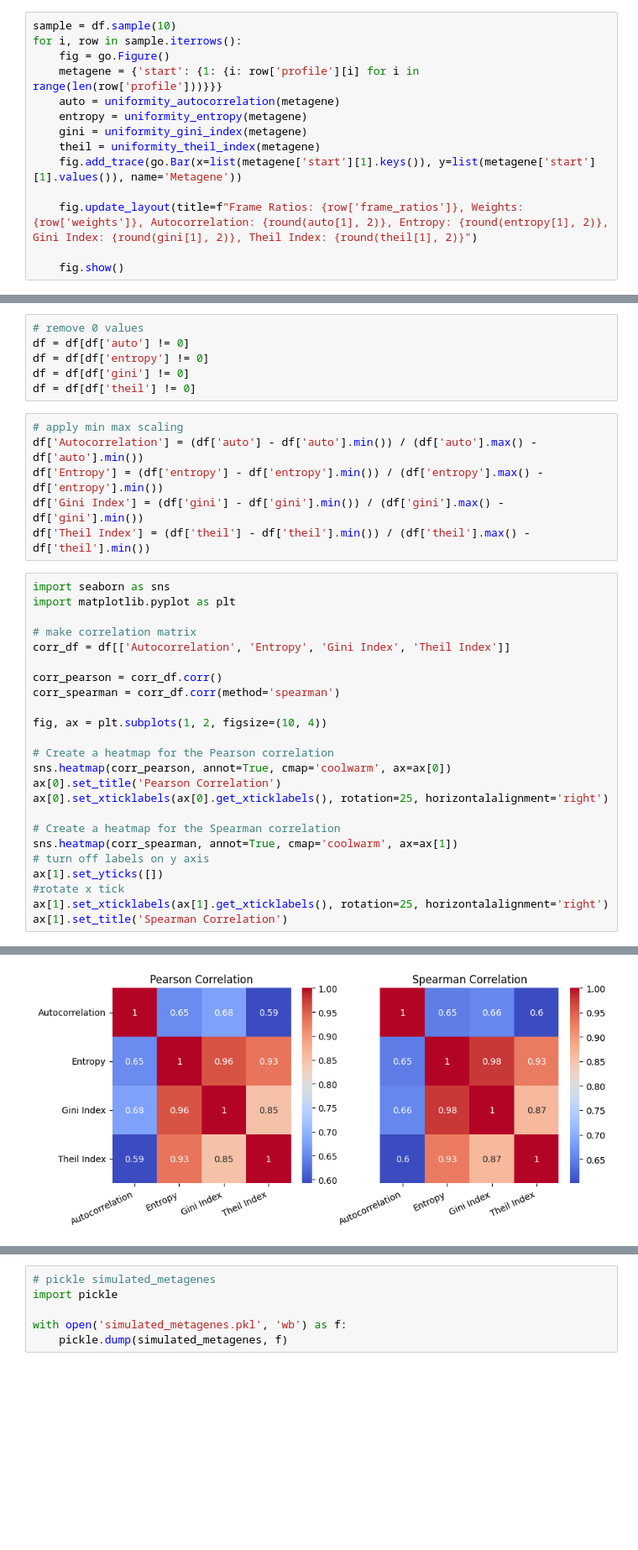
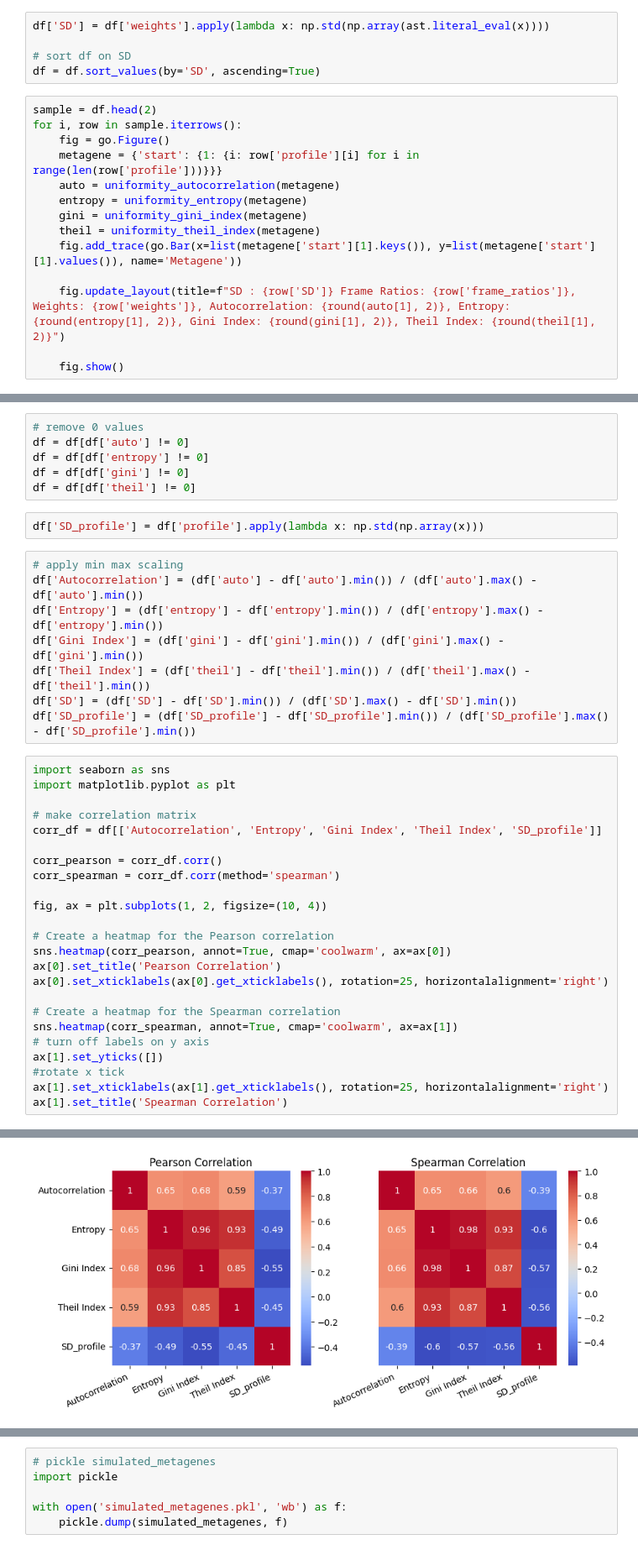
Before and after one commit to JackCurragh/Metric-Analysis, a Jupyter notebook: uniformity.ipynb, the cells around one changed output, grey strips where cells are left out. Shown: that part at 84% size. Saved outputs shown, nothing was run; the diff lists cells and outputs as text; blank space fills up the shorter version.

```diff
--- a/uniformity.ipynb
+++ b/uniformity.ipynb
@@ -176,5 +193,10 @@ df.head()
+# %%
+df['SD'] = df['weights'].apply(lambda x: np.std(np.array(ast.literal_eval(x))))
+
+# sort df on SD
+df = df.sort_values(by='SD', ascending=True)
 # %%
-sample = df.sample(10)
+sample = df.head(2)
 for i, row in sample.iterrows():
     fig = go.Figure()
     metagene = {'start': {1: {i: row['profile'][i] for i in range(len(row['profile']))}}}
@@ -184,7 +206,7 @@ for i, row in sample.iterrows():
     theil = uniformity_theil_index(metagene)
     fig.add_trace(go.Bar(x=list(metagene['start'][1].keys()), y=list(metagene['start'][1].values()), name='Metagene'))
 
-    fig.update_layout(title=f"Frame Ratios: {row['frame_ratios']}, Weights: {row['weights']}, Autocorrelation: {round(auto[1], 2)}, Entropy: {round(entropy[1], 2)}, Gini Index: {round(gini[1], 2)}, Theil Index: {round(theil[1], 2)}")
+    fig.update_layout(title=f"SD : {row['SD']} Frame Ratios: {row['frame_ratios']}, Weights: {row['weights']}, Autocorrelation: {round(auto[1], 2)}, Entropy: {round(entropy[1], 2)}, Gini Index: {round(gini[1], 2)}, Theil Index: {round(theil[1], 2)}")
 
     fig.show()
 # %%
@@ -200,39 +222,43 @@ df = df[df['auto'] != 0]
 df = df[df['entropy'] != 0]
 df = df[df['gini'] != 0]
 df = df[df['theil'] != 0]
+# %%
+df['SD_profile'] = df['profile'].apply(lambda x: np.std(np.array(x)))
 # %%
 # apply min max scaling
 df['Autocorrelation'] = (df['auto'] - df['auto'].min()) / (df['auto'].max() - df['auto'].min())
 df['Entropy'] = (df['entropy'] - df['entropy'].min()) / (df['entropy'].max() - df['entropy'].min())
 df['Gini Index'] = (df['gini'] - df['gini'].min()) / (df['gini'].max() - df['gini'].min())
 df['Theil Index'] = (df['theil'] - df['theil'].min()) / (df['theil'].max() - df['theil'].min())
+df['SD'] = (df['SD'] - df['SD'].min()) / (df['SD'].max() - df['SD'].min())
+df['SD_profile'] = (df['SD_profile'] - df['SD_profile'].min()) / (df['SD_profile'].max() - df['SD_profile'].min())
 # %%
 import seaborn as sns
 import matplotlib.pyplot as plt
 
 # make correlation matrix
-corr_df = df[['Autocorrelation', 'Entropy', 'Gini Index', 'Theil Index']]
+corr_df = df[['Autocorrelation', 'Entropy', 'Gini Index', 'Theil Index', 'SD_profile']]
 
 corr_pearson = corr_df.corr()
 corr_spearman = corr_df.corr(method='spearman')
 
 fig, ax = plt.subplots(1, 2, figsize=(10, 4))
 
 # Create a heatmap for the Pearson correlation
 sns.heatmap(corr_pearson, annot=True, cmap='coolwarm', ax=ax[0])
 ax[0].set_title('Pearson Correlation')
 ax[0].set_xticklabels(ax[0].get_xticklabels(), rotation=25, horizontalalignment='right')
 
 # Create a heatmap for the Spearman correlation
 sns.heatmap(corr_spearman, annot=True, cmap='coolwarm', ax=ax[1])
 # turn off labels on y axis
 ax[1].set_yticks([])
 #rotate x tick
 ax[1].set_xticklabels(ax[1].get_xticklabels(), rotation=25, horizontalalignment='right')
 ax[1].set_title('Spearman Correlation')
 # %% [output]
 Text(0.5, 1.0, 'Spearman Correlation')
-[figure, old version]
+[figure, new version]
 # %%
 # plot scatter matrix
 import pandas as pd
```
Also changed, not shown: parts of 4 cells of this notebook, 3 other files.
